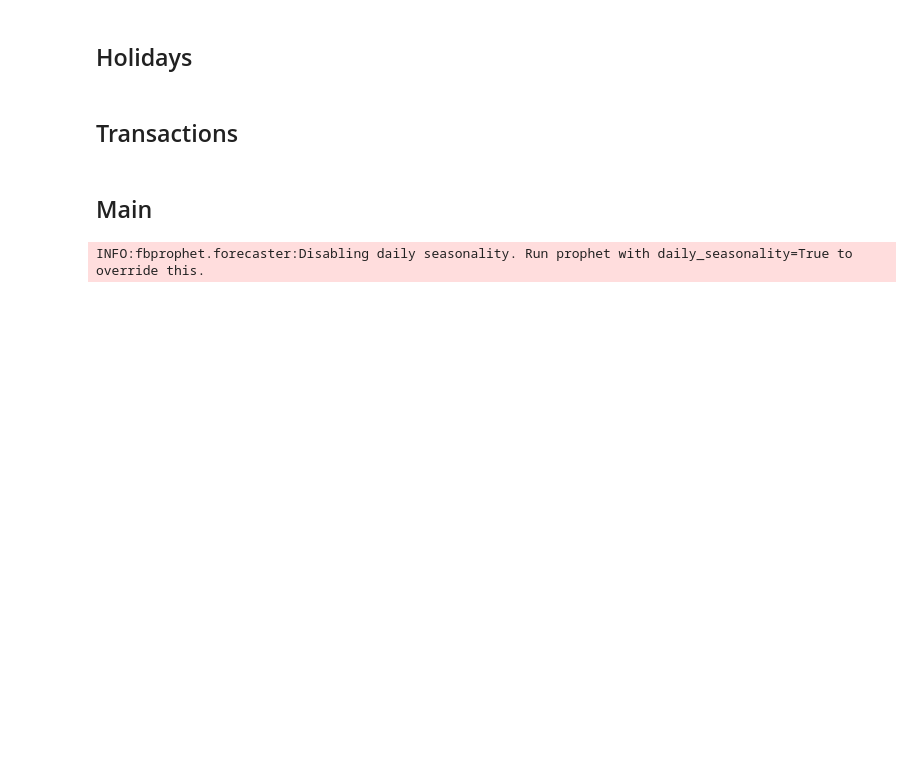
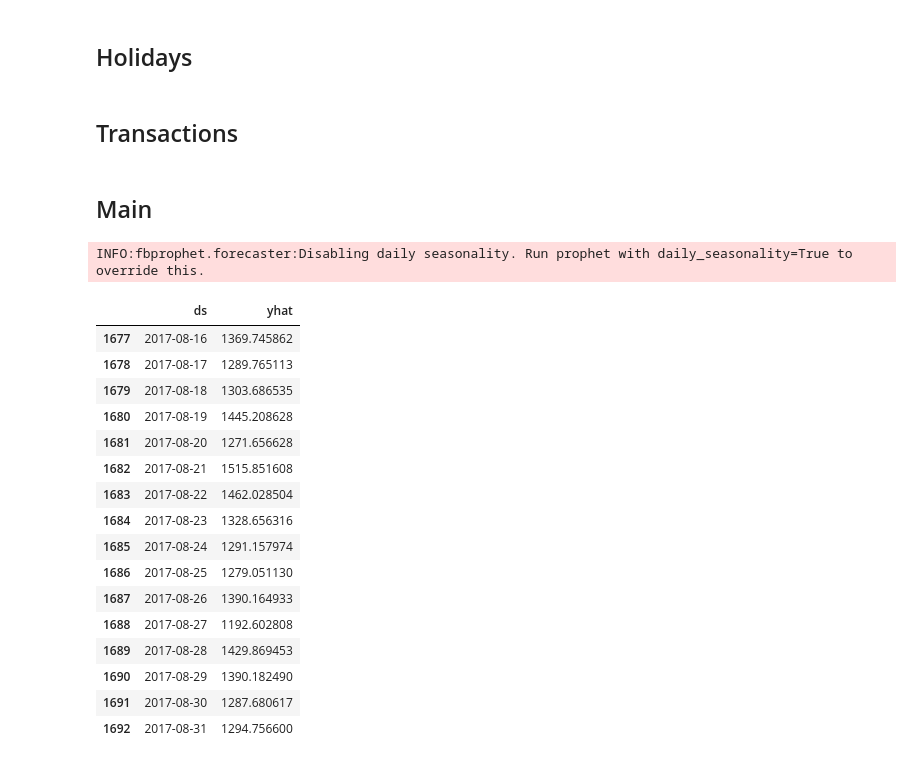
Before and after one commit to highhigh/kaggle, a Jupyter notebook: Favorita_Grocery_Sales_Forecasting/transaction_predict.ipynb, the cells around one changed output. Cells and saved outputs as stored; diff of their text form; code cells hidden in the pictures; blank space fills up the shorter version.

```diff
--- a/Favorita_Grocery_Sales_Forecasting/transaction_predict.ipynb
+++ b/Favorita_Grocery_Sales_Forecasting/transaction_predict.ipynb
@@ -81,3 +80,23 @@ forecast = phophet_model.predict(future)
 # %% [output]
 INFO:fbprophet.forecaster:Disabling daily seasonality. Run prophet with daily_seasonality=True to override this.
+# %%
+forecast.loc[forecast['ds']>='2017-08-16',['ds', 'yhat']]
+# %% [output]
+|  | ds | yhat |
+| 1677 | 2017-08-16 | 1369.745862 |
+| 1678 | 2017-08-17 | 1289.765113 |
+| 1679 | 2017-08-18 | 1303.686535 |
+| 1680 | 2017-08-19 | 1445.208628 |
+| 1681 | 2017-08-20 | 1271.656628 |
+| 1682 | 2017-08-21 | 1515.851608 |
+| 1683 | 2017-08-22 | 1462.028504 |
+| 1684 | 2017-08-23 | 1328.656316 |
+| 1685 | 2017-08-24 | 1291.157974 |
+| 1686 | 2017-08-25 | 1279.051130 |
+| 1687 | 2017-08-26 | 1390.164933 |
+| 1688 | 2017-08-27 | 1192.602808 |
+| 1689 | 2017-08-28 | 1429.869453 |
+| 1690 | 2017-08-29 | 1390.182490 |
+| 1691 | 2017-08-30 | 1287.680617 |
+| 1692 | 2017-08-31 | 1294.756600 |
 # %%
```
Also changed, not shown: parts of 5 cells of this notebook, 4 other files.
